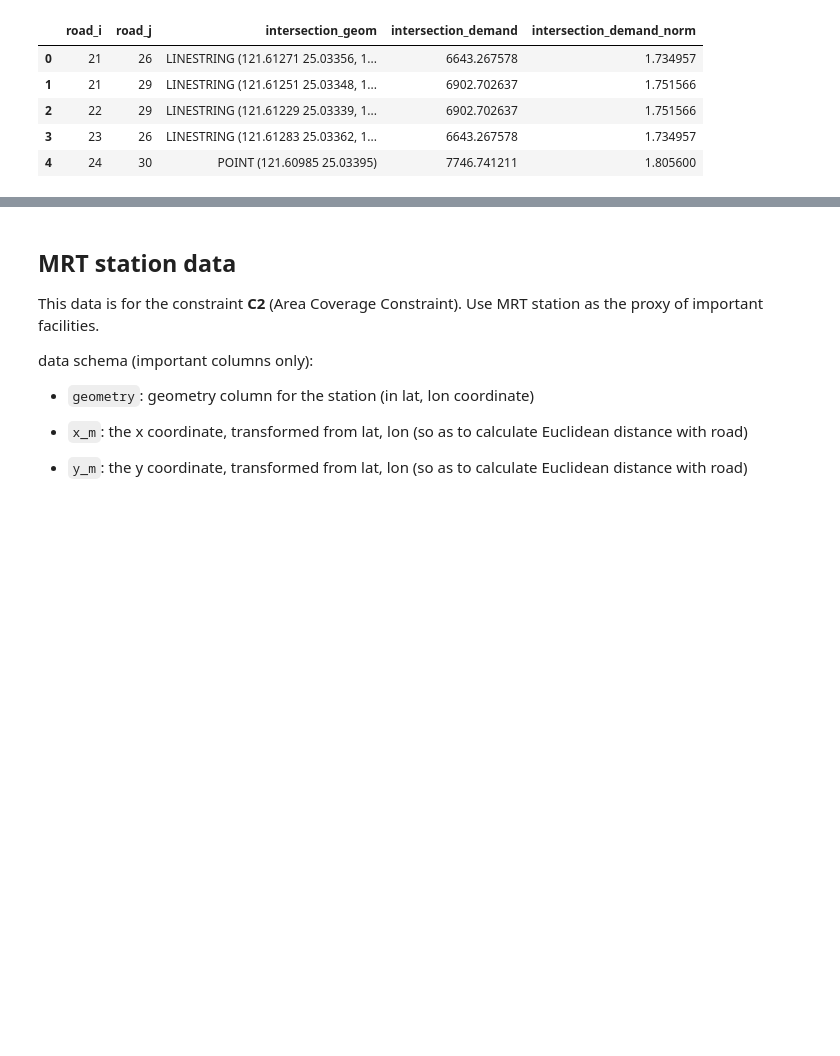
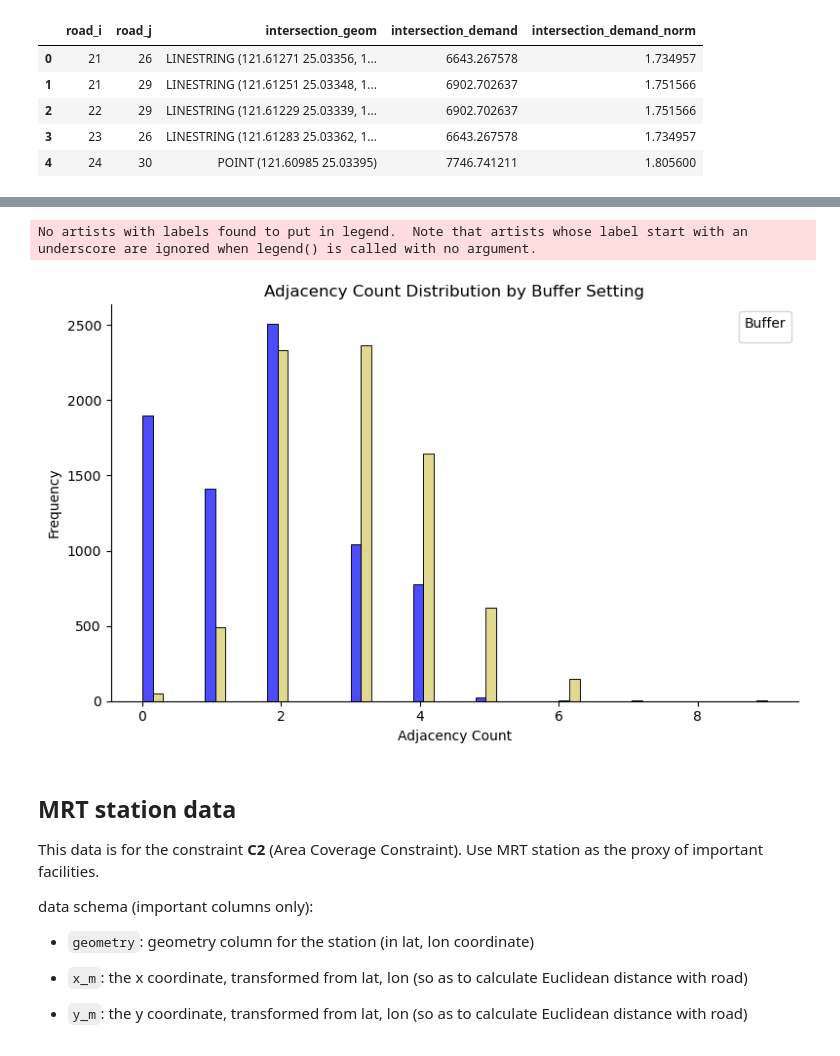
Before and after one commit to Wh4130/bike_lane_optimization, a Jupyter notebook: data/README.ipynb, the cells around one changed output, grey strips where cells are left out. Saved outputs shown, nothing was run; the diff lists cells and outputs as text; code cells hidden in the pictures; blank space fills up the shorter version.

```diff
--- a/data/README.ipynb
+++ b/data/README.ipynb
@@ -79,3 +140,38 @@ gpd.read_parquet("./processed/adjacency_demand.parquet").head(5)
+# %%
+road_adj_gdf_before   = gpd.read_parquet("../data/processed/road_data_adj_count.parquet")
+road_adj_gdf_buffered = gpd.read_parquet("../data/processed/road_data_adj_count_buffered.parquet")
+import seaborn as sns
+import pandas as pd
+
+road_adj_gdf_before['buffer'] = 'No Buffer'
+road_adj_gdf_buffered['buffer'] = 'Buffered'
+combined = pd.concat([road_adj_gdf_before, road_adj_gdf_buffered])
+
+plt.figure(figsize=(8, 5))
+ax = sns.histplot(
+    data=combined,
+    x='adj_count',
+    hue='buffer',
+    bins=30,
+    multiple='dodge',  # 關鍵參數：並列而不是疊加
+    palette=['blue', '#d7c963'],
+    alpha=0.7
+)
+
+for spine in ["top", "right"]:
+    ax.spines[spine].set_visible(False)
+
+ax.set_title("Adjacency Count Distribution by Buffer Setting")
+ax.set_xlabel("Adjacency Count")
+ax.set_ylabel("Frequency")
+
+ax.legend(title="Buffer")
+
+plt.tight_layout()
+plt.show()
+# %% [output]
+No artists with labels found to put in legend.  Note that artists whose label start with an underscore are ignored when legend() is called with no argument.
+[figure, added]
 # %% [markdown]
 ## MRT station data
 
```
Also changed, not shown: parts of 10 cells of this notebook, 11 other files.
